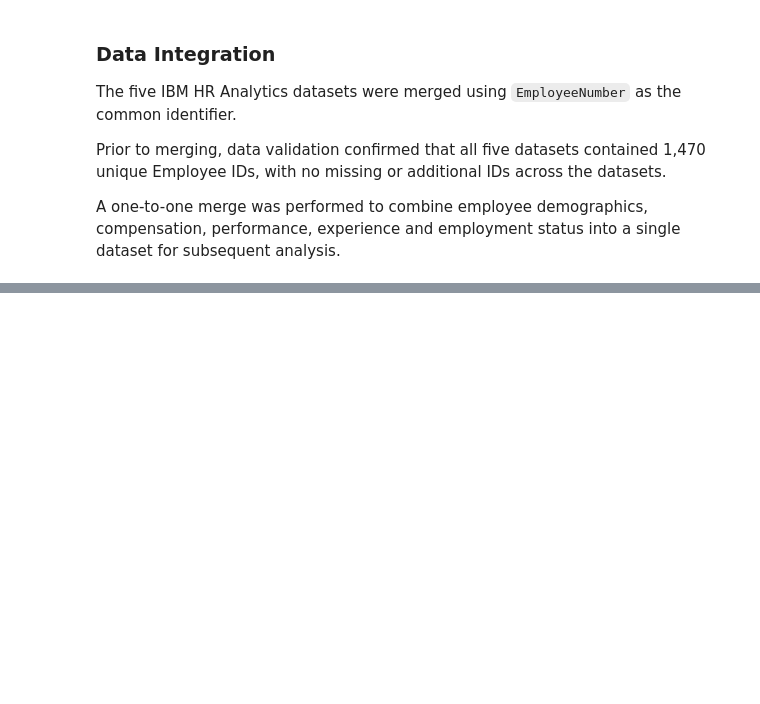
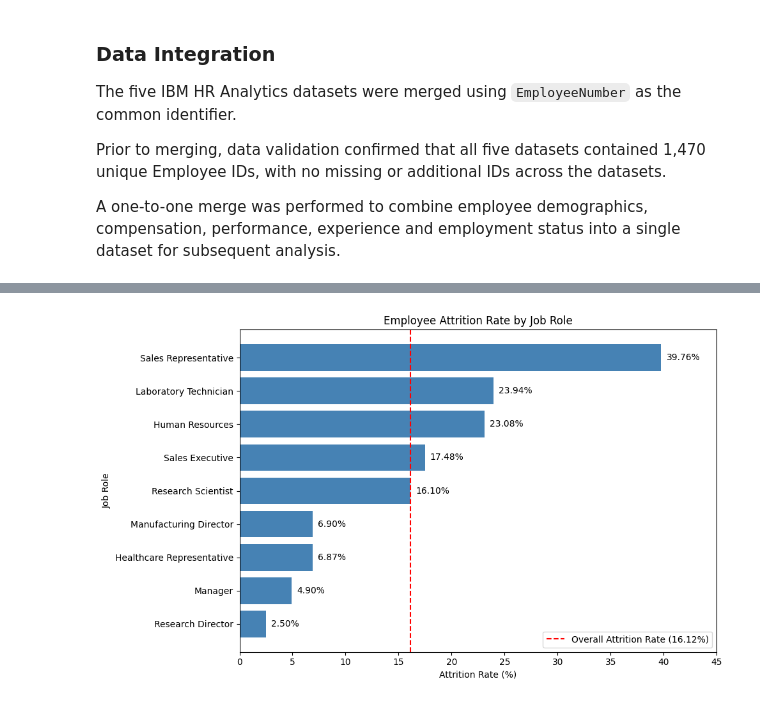
Before and after one commit to junelwc6-source/IBM-HR-Attrition-Analytics, a Jupyter notebook: IBM_HR_Attrition_Capstone.ipynb, the cells around one changed output, grey strips where cells are left out. Saved outputs shown, nothing was run; the diff lists cells and outputs as text; code cells hidden in the pictures; blank space fills up the shorter version.

```diff
--- a/IBM_HR_Attrition_Capstone.ipynb
+++ b/IBM_HR_Attrition_Capstone.ipynb
@@ -195,0 +372,45 @@ A one-to-one merge was performed to combine employee demographics, compensation,
+# %%
+
+# Visualise employee attrition rate by job role
+
+import matplotlib.pyplot as plt
+
+plt.figure(figsize=(10, 6))
+
+bars = plt.barh(
+    jobrole_attrition.index,
+    jobrole_attrition["Attrition_Rate"],
+    color="steelblue"
+)
+
+# Highest attrition rate at the top
+plt.gca().invert_yaxis()
+
+# Add percentage labels
+for bar in bars:
+    plt.text(
+        bar.get_width() + 0.5,
+        bar.get_y() + bar.get_height() / 2,
+        f"{bar.get_width():.2f}%",
+        va="center"
+    )
+
+# Overall attrition rate
+overall_rate = (df["Attrition"] == "Yes").mean() * 100
+
+plt.axvline(
+    overall_rate,
+    color="red",
+    linestyle="--",
+    label=f"Overall Attrition Rate ({overall_rate:.2f}%)"
+)
+
+plt.title("Employee Attrition Rate by Job Role")
+plt.xlabel("Attrition Rate (%)")
+plt.ylabel("Job Role")
+plt.xlim(0, 45)
+plt.legend(loc="lower right")
+plt.tight_layout()
+plt.show()
+# %% [output]
+[figure, added]
```
Also changed, not shown: parts of 8 cells of this notebook.
